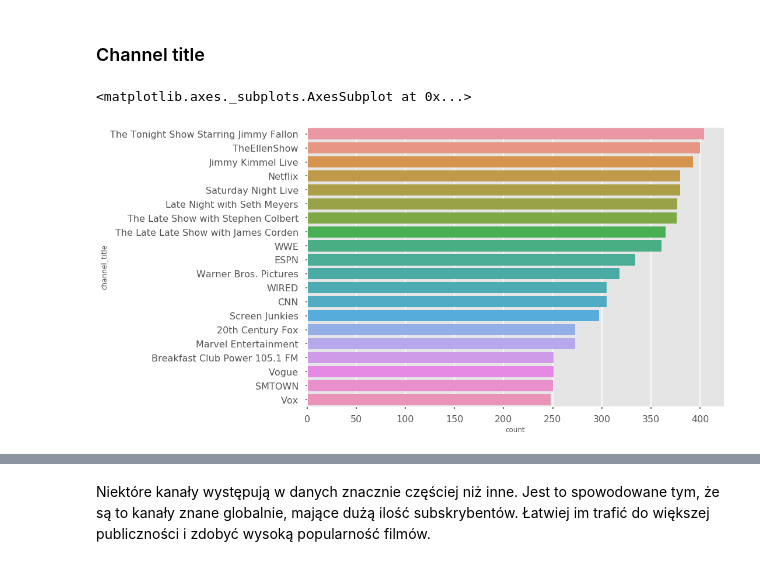
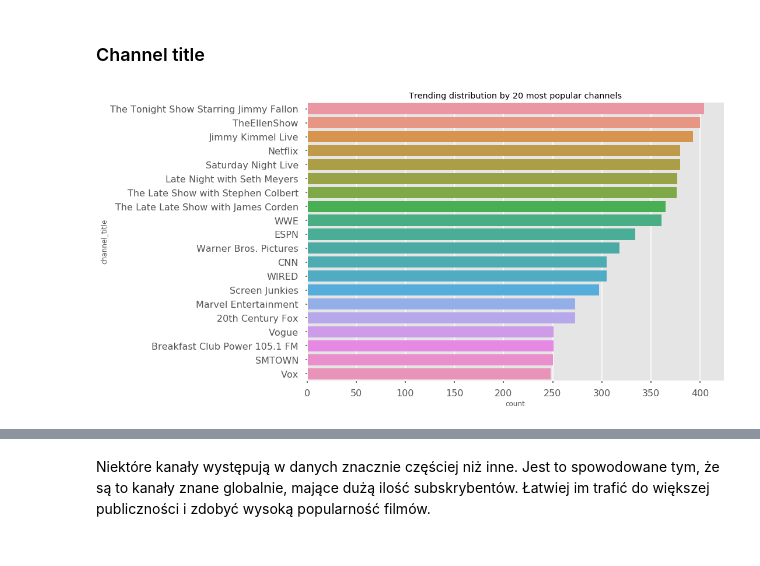
Before and after one commit to marrry/PED_YT, a Jupyter notebook: wstepne_wykresy.ipynb, the cells around one changed output, grey strips where cells are left out. Drawn from its saved outputs; the diff is of its cells as text; code cells hidden in the pictures.

```diff
--- a/wstepne_wykresy.ipynb
+++ b/wstepne_wykresy.ipynb
@@ -151,7 +159,7 @@ Większość filmów była na liście Trending raz lub kilka razy, natomiast zda
 # %% [markdown]
 ### Channel title
 # %%
-sns.countplot(y='channel_title', data=data, order=data.channel_title.value_counts().iloc[:20].index, orient="h")
+ax = sns.countplot(y='channel_title', data=data, order=data.channel_title.value_counts().iloc[:20].index, orient="h");
+ax.set_title('Trending distribution by 20 most popular channels');
 # %% [output]
-<matplotlib.axes._subplots.AxesSubplot at 0x...>
-[figure, old version]
+[figure, new version]
```
Also changed, not shown: parts of 72 cells of this notebook.
